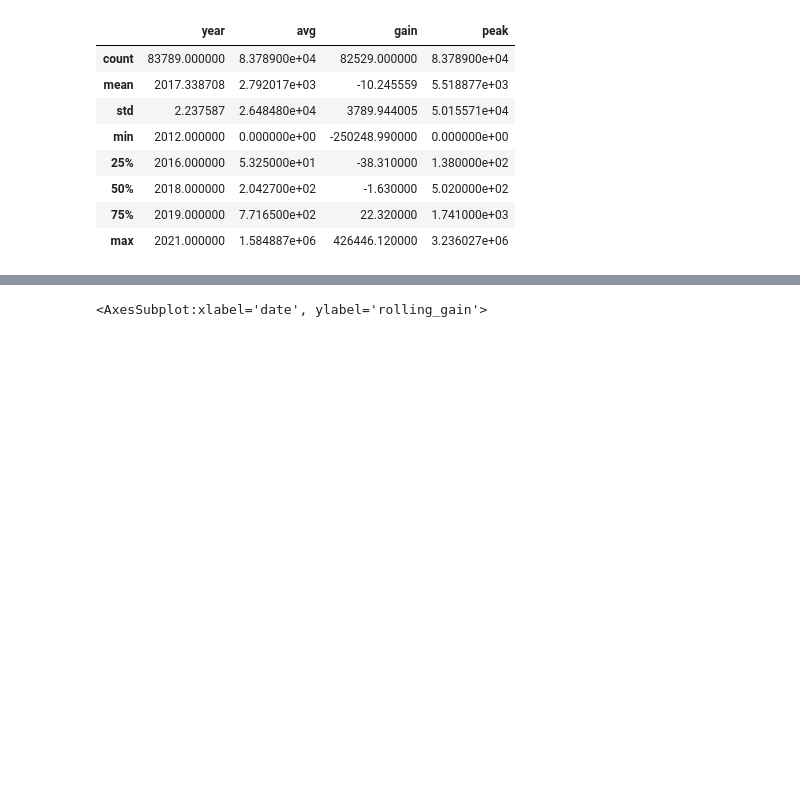
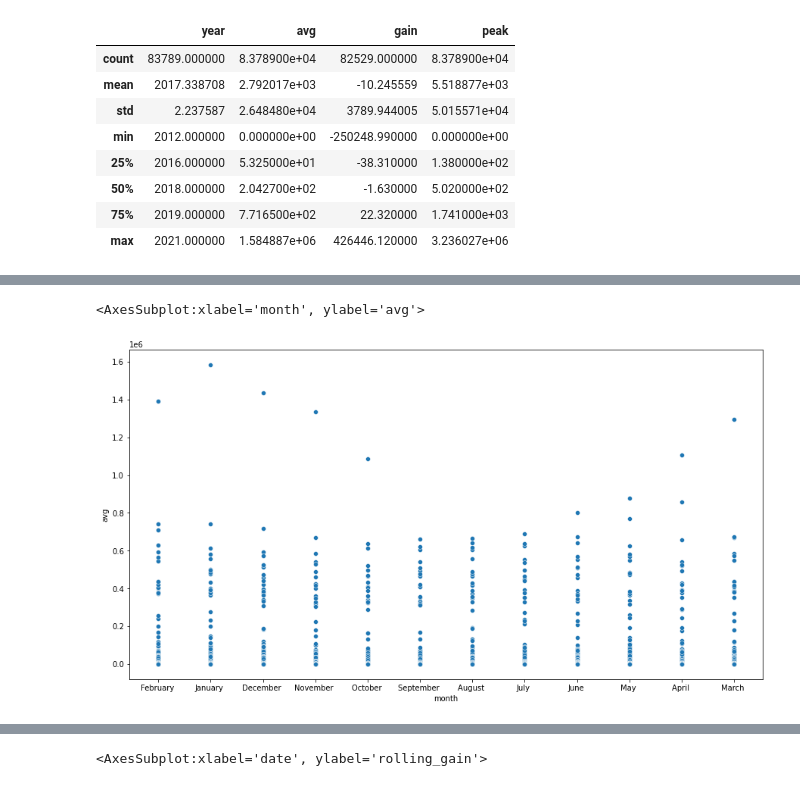
Before and after one commit to data301-2021-winter1/project-group01-project, a Jupyter notebook: notebooks/analysis1.ipynb, the cells around one changed output, grey strips where cells are left out. Saved outputs shown, nothing was run; the diff lists cells and outputs as text; code cells hidden in the pictures; blank space fills up the shorter version.

```diff
--- a/notebooks/analysis1.ipynb
+++ b/notebooks/analysis1.ipynb
@@ -267,0 +214,7 @@ sns.heatmap(corr, xticklabels=corr.columns, yticklabels=corr.columns, annot=True
+# %%
+fig = plt.gcf()
+fig.set_size_inches(15, 8)
+sns.scatterplot(x = 'month', y = 'avg', data = chord1)
+# %% [output]
+<AxesSubplot:xlabel='month', ylabel='avg'>
+[figure, added]
```
Also changed, not shown: parts of 34 cells of this notebook, 3 other files.
